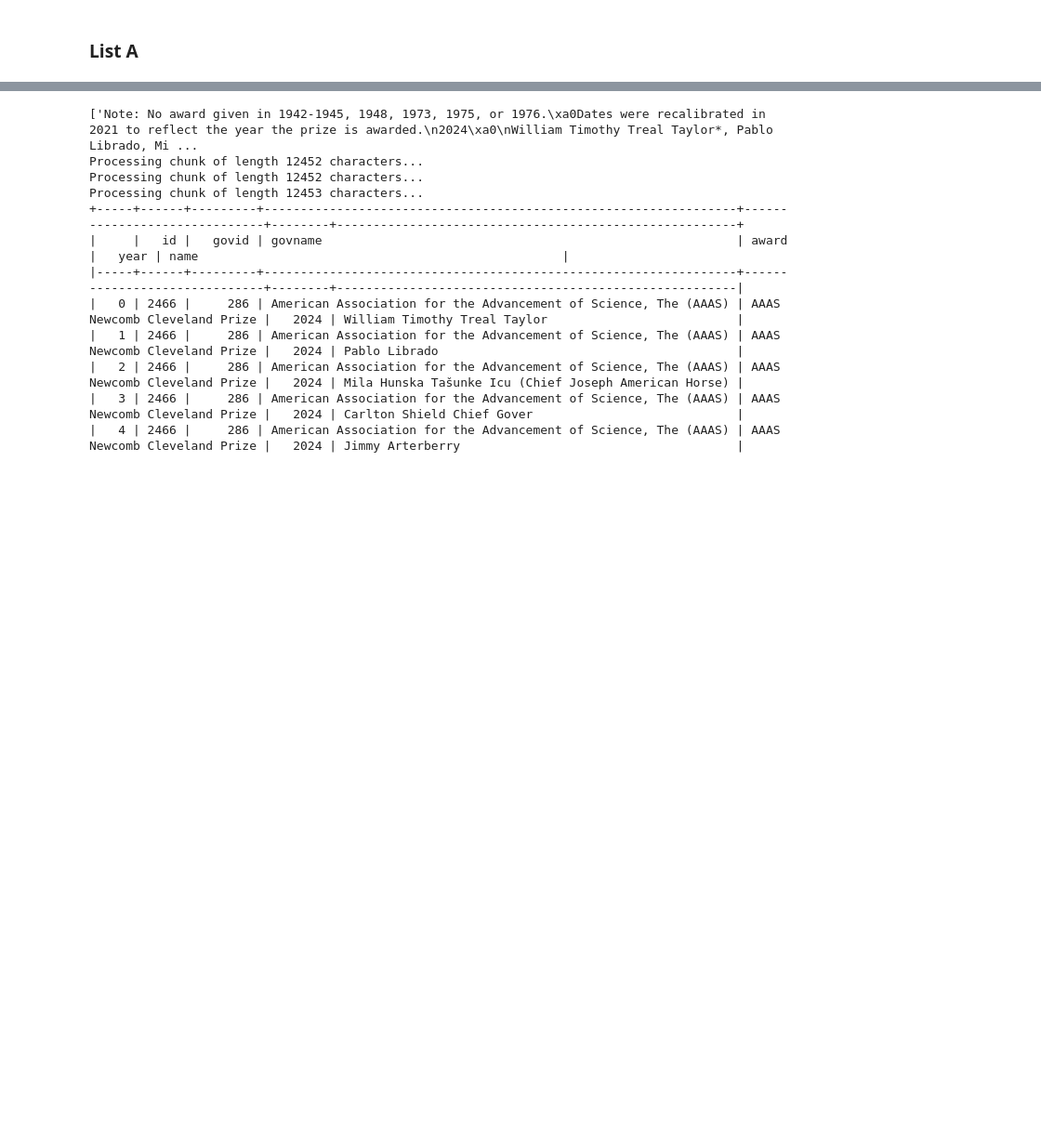
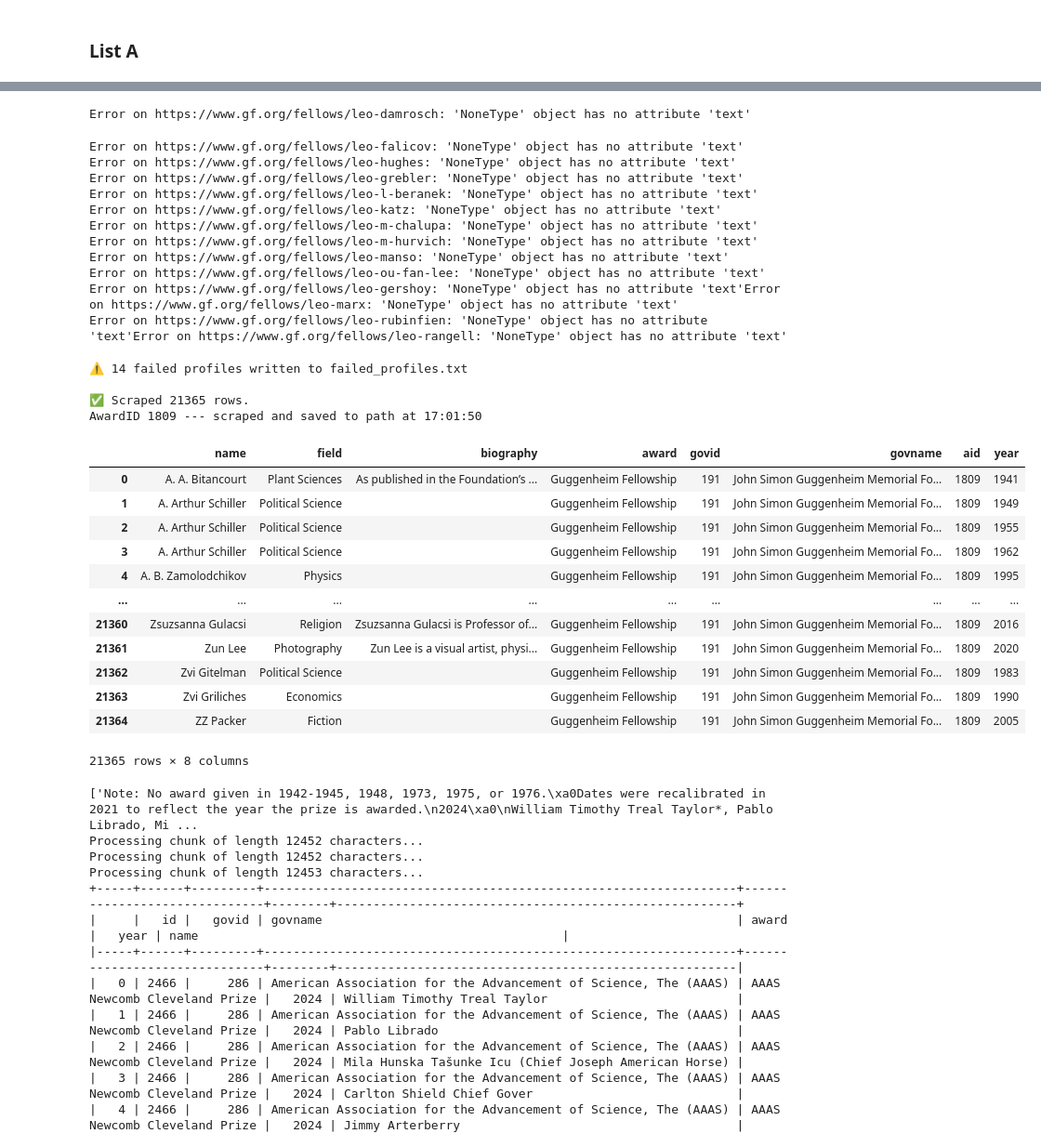
Before and after one commit to acepocalypse/EDA-award-scrape, a Jupyter notebook: Awards Scrape Code.ipynb, the cells around one changed output, grey strips where cells are left out. Shown at 93% size. Saved outputs shown, nothing was run; the diff lists cells and outputs as text; code cells hidden in the pictures; blank space fills up the shorter version.

```diff
--- a/Awards Scrape Code.ipynb
+++ b/Awards Scrape Code.ipynb
@@ -178,12 +179,15 @@ def scrape1809():
 
         return sorted(seen)
 
-    def get_html_with_retry(url, retries=3, backoff=3):
+    def get_html_with_retry(url, retries=5, backoff=3):
         for i in range(retries):
             try:
-                return SESSION.get(
+                resp = SESSION.get(
                     url, headers=HEADERS, timeout=30
-                ).text
+                )
+                if resp.status_code != 200:
+                    raise Exception(f"Status {resp.status_code}")
+                return resp.text
             except Exception:
                 if i < retries - 1:
                     time.sleep(backoff * (2 ** i))
@@ -194,20 +198,22 @@ def scrape1809():
         try:
             html = get_html_with_retry(url)
             soup = BeautifulSoup(html, "html.parser")
-            first = soup.select_one(
-                "[data-modalfellow-firstname]"
-            ).text.strip()
-            last = soup.select_one(
-                "[data-modalfellow-lastname]"
-            ).text.strip()
-            field = soup.select_one(
-                "[data-modalfellow-study]"
-            ).text.strip()
+
+            el_first = soup.select_one("[data-modalfellow-firstname]")
+            el_last = soup.select_one("[data-modalfellow-lastname]")
+            el_field = soup.select_one("[data-modalfellow-study]")
+            el_years = soup.select_one("[data-modalfellow-awarded-years]")
+
+            if not el_first or not el_last:
+                 raise ValueError("Missing name elements in page")
+
+            first = el_first.text.strip()
+            last = el_last.text.strip()
+            field = el_field.text.strip() if el_field else ""
+
             years = [
                 y.strip()
-                for y in soup.select_one(
-                    "[data-modalfellow-awarded-years]"
-                ).text.split(",")
+                for y in (el_years.text.split(",") if el_years else [])
             ]
             bio_tag = soup.select_one(
                 "[data-modalfellow-biography]"
@@ -270,3 +276,6 @@ def scrape1809():
         print(f"AwardID {aid} --- scraped and saved to path at {current_time}")\
 
     return df
+# %%
+scrape1809()
+# %% [output]
@@ -273,3 +299,32 @@ def scrape1809():
+Error on https://www.gf.org/fellows/leo-damrosch: 'NoneType' object has no attribute 'text'
+Error on https://www.gf.org/fellows/leo-falicov: 'NoneType' object has no attribute 'text'
+Error on https://www.gf.org/fellows/leo-hughes: 'NoneType' object has no attribute 'text'
+Error on https://www.gf.org/fellows/leo-grebler: 'NoneType' object has no attribute 'text'
+Error on https://www.gf.org/fellows/leo-l-beranek: 'NoneType' object has no attribute 'text'
+Error on https://www.gf.org/fellows/leo-katz: 'NoneType' object has no attribute 'text'
+Error on https://www.gf.org/fellows/leo-m-chalupa: 'NoneType' object has no attribute 'text'
+Error on https://www.gf.org/fellows/leo-m-hurvich: 'NoneType' object has no attribute 'text'
+Error on https://www.gf.org/fellows/leo-manso: 'NoneType' object has no attribute 'text'
+Error on https://www.gf.org/fellows/leo-ou-fan-lee: 'NoneType' object has no attribute 'text'
+Error on https://www.gf.org/fellows/leo-gershoy: 'NoneType' object has no attribute 'text'Error on https://www.gf.org/fellows/leo-marx: 'NoneType' object has no attribute 'text'
+Error on https://www.gf.org/fellows/leo-rubinfien: 'NoneType' object has no attribute 'text'Error on https://www.gf.org/fellows/leo-rangell: 'NoneType' object has no attribute 'text'
+⚠️ 14 failed profiles written to failed_profiles.txt
+
+✅ Scraped 21365 rows.
+AwardID 1809 --- scraped and saved to path at 17:01:50
+|  | name | field | biography | award | govid | govname | aid | year |
+| 0 | A. A. Bitancourt | Plant Sciences | As published in the Foundation’s ... | Guggenheim Fellowship | 191 | John Simon Guggenheim Memorial Fo... | 1809 | 1941 |
+| 1 | A. Arthur Schiller | Political Science |  | Guggenheim Fellowship | 191 | John Simon Guggenheim Memorial Fo... | 1809 | 1949 |
+| 2 | A. Arthur Schiller | Political Science |  | Guggenheim Fellowship | 191 | John Simon Guggenheim Memorial Fo... | 1809 | 1955 |
+| 3 | A. Arthur Schiller | Political Science |  | Guggenheim Fellowship | 191 | John Simon Guggenheim Memorial Fo... | 1809 | 1962 |
+| 4 | A. B. Zamolodchikov | Physics |  | Guggenheim Fellowship | 191 | John Simon Guggenheim Memorial Fo... | 1809 | 1995 |
+| ... | ... | ... | ... | ... | ... | ... | ... | ... |
+| 21360 | Zsuzsanna Gulacsi | Religion | Zsuzsanna Gulacsi is Professor of... | Guggenheim Fellowship | 191 | John Simon Guggenheim Memorial Fo... | 1809 | 2016 |
+| 21361 | Zun Lee | Photography | Zun Lee is a visual artist, physi... | Guggenheim Fellowship | 191 | John Simon Guggenheim Memorial Fo... | 1809 | 2020 |
+| 21362 | Zvi Gitelman | Political Science |  | Guggenheim Fellowship | 191 | John Simon Guggenheim Memorial Fo... | 1809 | 1983 |
+| 21363 | Zvi Griliches | Economics |  | Guggenheim Fellowship | 191 | John Simon Guggenheim Memorial Fo... | 1809 | 1990 |
+| 21364 | ZZ Packer | Fiction |  | Guggenheim Fellowship | 191 | John Simon Guggenheim Memorial Fo... | 1809 | 2005 |
+21365 rows × 8 columns
 # %%
 def scrape2988():
     award = "Whiting Writers' Award"
```
Also changed, not shown: parts of 2 cells of this notebook.
